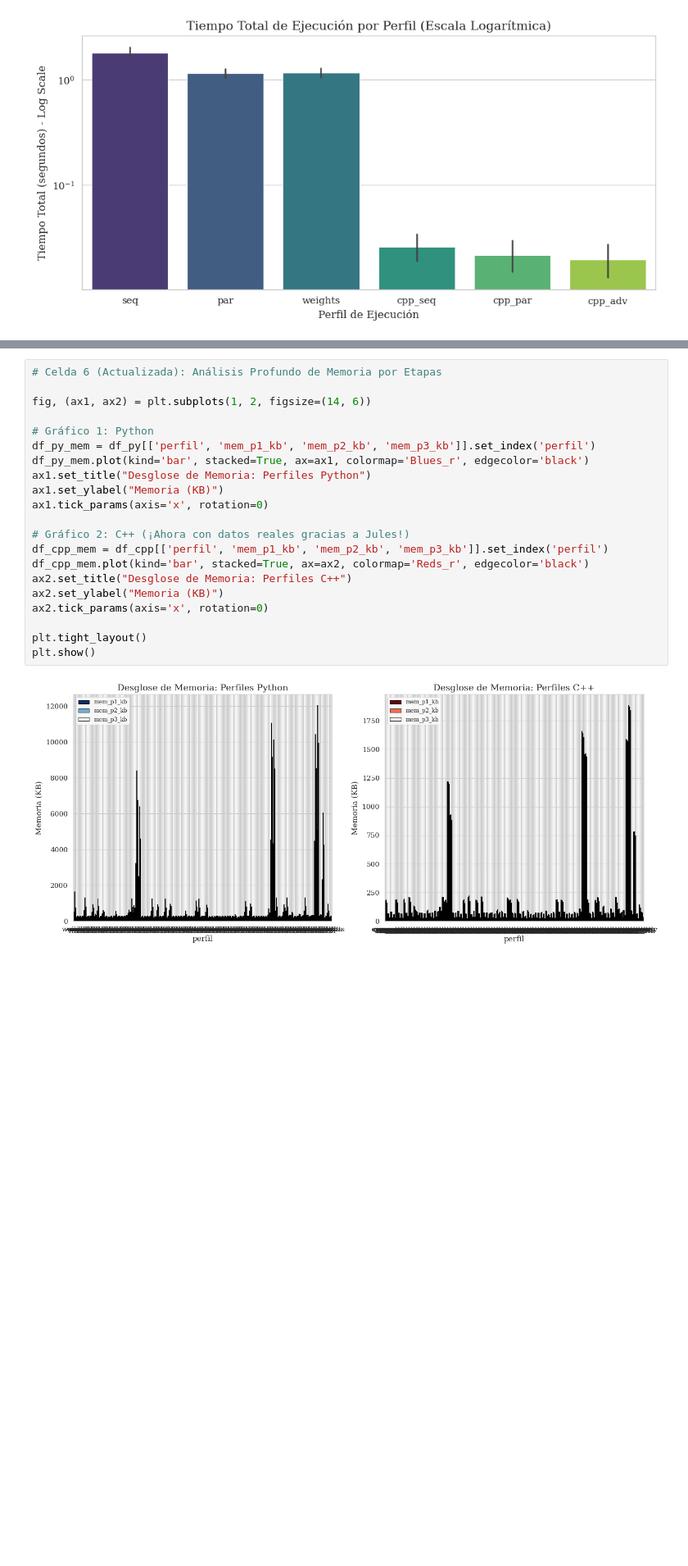
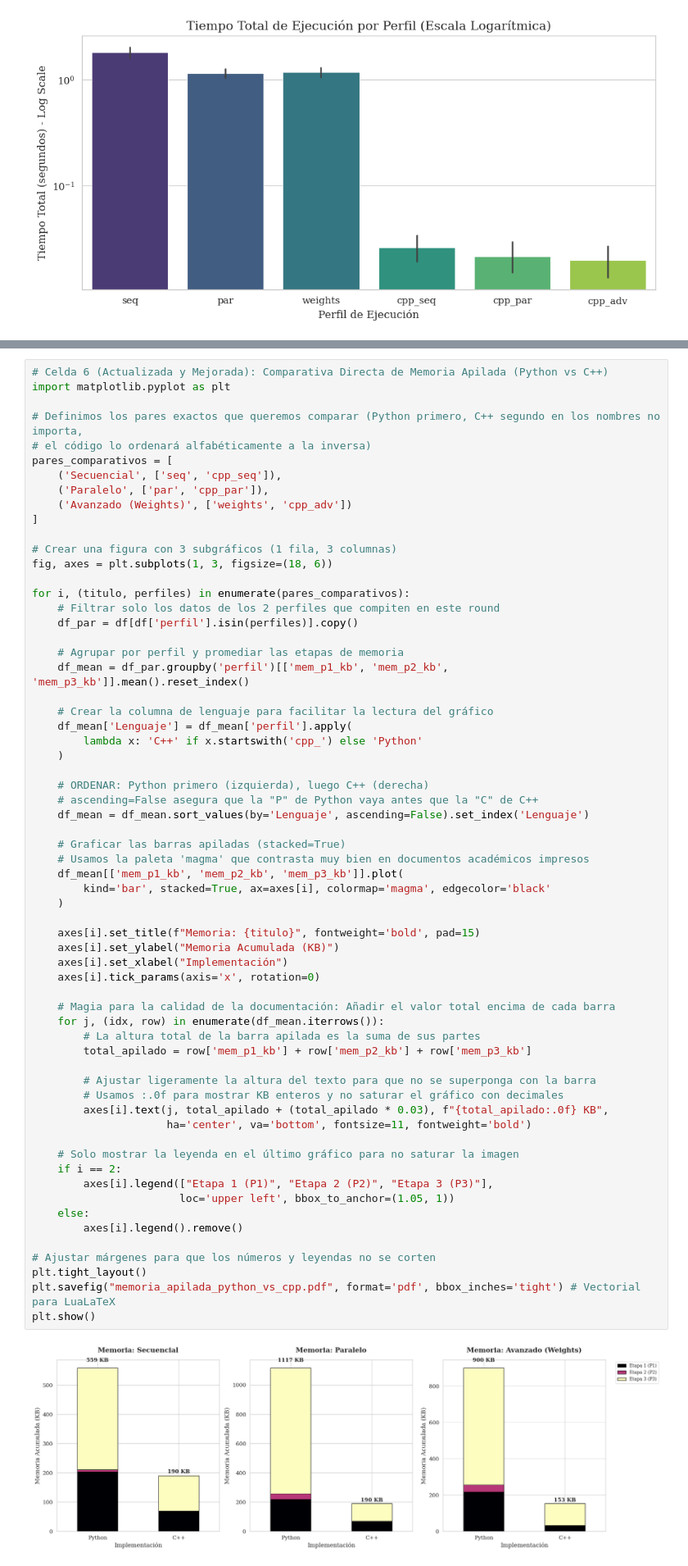
Before and after one commit to crptcusco/cbn_core, a Jupyter notebook: experiments/mix/exp_linear_100/analisis.ipynb, the cells around one changed output, grey strips where cells are left out. Shown at 82% size. Saved outputs shown, nothing was run; the diff lists cells and outputs as text; blank space fills up the shorter version.

```diff
--- a/experiments/mix/exp_linear_100/analisis.ipynb
+++ b/experiments/mix/exp_linear_100/analisis.ipynb
@@ -148,24 +379,66 @@ Nota: Observa qué etapa (P1, P2 o P3) es la responsable de alocar más memoria.
 # %%
-# Celda 6 (Actualizada): Análisis Profundo de Memoria por Etapas
+# Celda 6 (Actualizada y Mejorada): Comparativa Directa de Memoria Apilada (Python vs C++)
+import matplotlib.pyplot as plt
 
-fig, (ax1, ax2) = plt.subplots(1, 2, figsize=(14, 6))
+# Definimos los pares exactos que queremos comparar (Python primero, C++ segundo en los nombres no importa,
+# el código lo ordenará alfabéticamente a la inversa)
+pares_comparativos = [
+    ('Secuencial', ['seq', 'cpp_seq']),
+    ('Paralelo', ['par', 'cpp_par']),
+    ('Avanzado (Weights)', ['weights', 'cpp_adv'])
+]
 
-# Gráfico 1: Python
-df_py_mem = df_py[['perfil', 'mem_p1_kb', 'mem_p2_kb', 'mem_p3_kb']].set_index('perfil')
-df_py_mem.plot(kind='bar', stacked=True, ax=ax1, colormap='Blues_r', edgecolor='black')
-ax1.set_title("Desglose de Memoria: Perfiles Python")
-ax1.set_ylabel("Memoria (KB)")
-ax1.tick_params(axis='x', rotation=0)
+# Crear una figura con 3 subgráficos (1 fila, 3 columnas)
+fig, axes = plt.subplots(1, 3, figsize=(18, 6))
 
-# Gráfico 2: C++ (¡Ahora con datos reales gracias a Jules!)
-df_cpp_mem = df_cpp[['perfil', 'mem_p1_kb', 'mem_p2_kb', 'mem_p3_kb']].set_index('perfil')
-df_cpp_mem.plot(kind='bar', stacked=True, ax=ax2, colormap='Reds_r', edgecolor='black')
-ax2.set_title("Desglose de Memoria: Perfiles C++")
-ax2.set_ylabel("Memoria (KB)")
-ax2.tick_params(axis='x', rotation=0)
+for i, (titulo, perfiles) in enumerate(pares_comparativos):
+    # Filtrar solo los datos de los 2 perfiles que compiten en este round
+    df_par = df[df['perfil'].isin(perfiles)].copy()
 
+    # Agrupar por perfil y promediar las etapas de memoria
+    df_mean = df_par.groupby('perfil')[['mem_p1_kb', 'mem_p2_kb', 'mem_p3_kb']].mean().reset_index()
+
+    # Crear la columna de lenguaje para facilitar la lectura del gráfico
+    df_mean['Lenguaje'] = df_mean['perfil'].apply(
+        lambda x: 'C++' if x.startswith('cpp_') else 'Python'
+    )
+
+    # ORDENAR: Python primero (izquierda), luego C++ (derecha)
+    # ascending=False asegura que la "P" de Python vaya antes que la "C" de C++
+    df_mean = df_mean.sort_values(by='Lenguaje', ascending=False).set_index('Lenguaje')
+
+    # Graficar las barras apiladas (stacked=True)
+    # Usamos la paleta 'magma' que contrasta muy bien en documentos académicos impresos
+    df_mean[['mem_p1_kb', 'mem_p2_kb', 'mem_p3_kb']].plot(
+        kind='bar', stacked=True, ax=axes[i], colormap='magma', edgecolor='black'
+    )
+
+    axes[i].set_title(f"Memoria: {titulo}", fontweight='bold', pad=15)
+    axes[i].set_ylabel("Memoria Acumulada (KB)")
+    axes[i].set_xlabel("Implementación")
+    axes[i].tick_params(axis='x', rotation=0)
+
+    # Magia para la calidad de la documentación: Añadir el valor total encima de cada barra
+    for j, (idx, row) in enumerate(df_mean.iterrows()):
+        # La altura total de la barra apilada es la suma de sus partes
+        total_apilado = row['mem_p1_kb'] + row['mem_p2_kb'] + row['mem_p3_kb']
+
+        # Ajustar ligeramente la altura del texto para que no se superponga con la barra
+        # Usamos :.0f para mostrar KB enteros y no saturar el gráfico con decimales
+        axes[i].text(j, total_apilado + (total_apilado * 0.03), f"{total_apilado:.0f} KB",
+                     ha='center', va='bottom', fontsize=11, fontweight='bold')
+
+    # Solo mostrar la leyenda en el último gráfico para no saturar la imagen
+    if i == 2:
+        axes[i].legend(["Etapa 1 (P1)", "Etapa 2 (P2)", "Etapa 3 (P3)"],
+                       loc='upper left', bbox_to_anchor=(1.05, 1))
+    else:
+        axes[i].legend().remove()
+
+# Ajustar márgenes para que los números y leyendas no se corten
 plt.tight_layout()
+plt.savefig("memoria_apilada_python_vs_cpp.pdf", format='pdf', bbox_inches='tight') # Vectorial para LuaLaTeX
 plt.show()
 # %% [output]
-[figure, old version]
+[figure, new version]
 # %%
```
Also changed, not shown: parts of 13 cells of this notebook, 1 other file.
